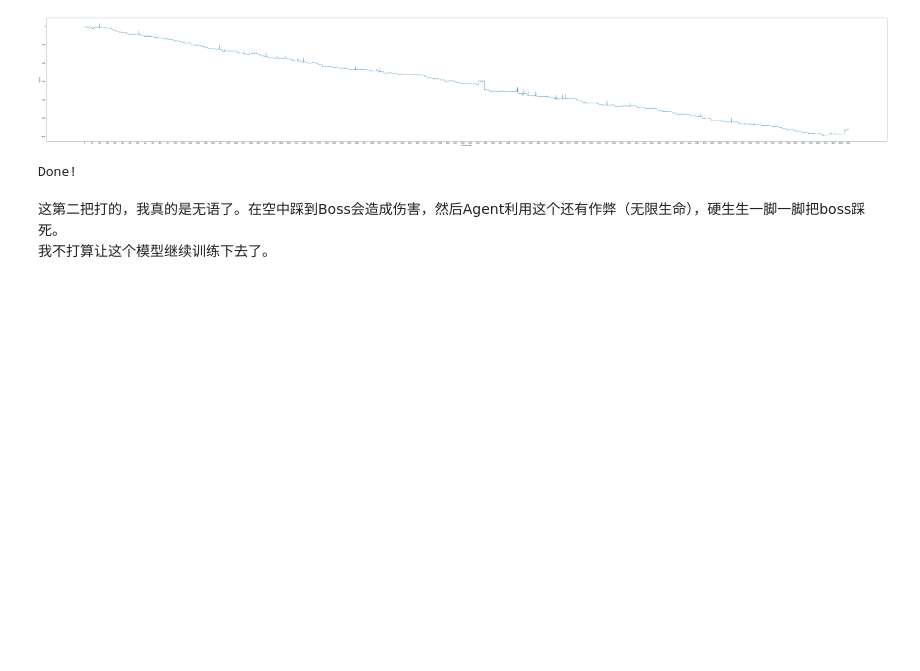
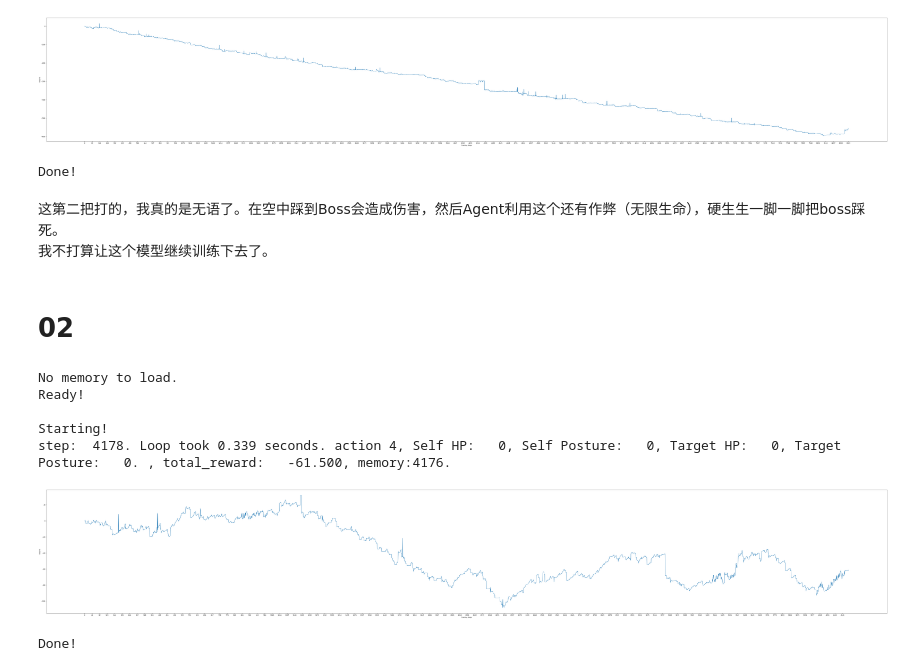
Before and after one commit to ricagj/pysekiro, a Jupyter notebook: train_history.ipynb, the cells around one changed output. Saved outputs shown, nothing was run; the diff lists cells and outputs as text; code cells hidden in the pictures; blank space fills up the shorter version.

```diff
--- a/train_history.ipynb
+++ b/train_history.ipynb
@@ -22,3 +22,15 @@ Done!
 # %% [markdown]
 这第二把打的，我真的是无语了。在空中踩到Boss会造成伤害，然后Agent利用这个还有作弊（无限生命），硬生生一脚一脚把boss踩死。
 我不打算让这个模型继续训练下去了。
+# %% [markdown]
+# 02
+# %%
+train.run()
+# %% [output]
+No memory to load.
+Ready!
+
+Starting!
+step:  4178. Loop took 0.339 seconds. action 4, Self HP:   0, Self Posture:   0, Target HP:   0, Target Posture:   0. , total_reward:   -61.500, memory:4176.
+[figure, added]
+Done!
```
Also changed, not shown: parts of 1 cell of this notebook.
